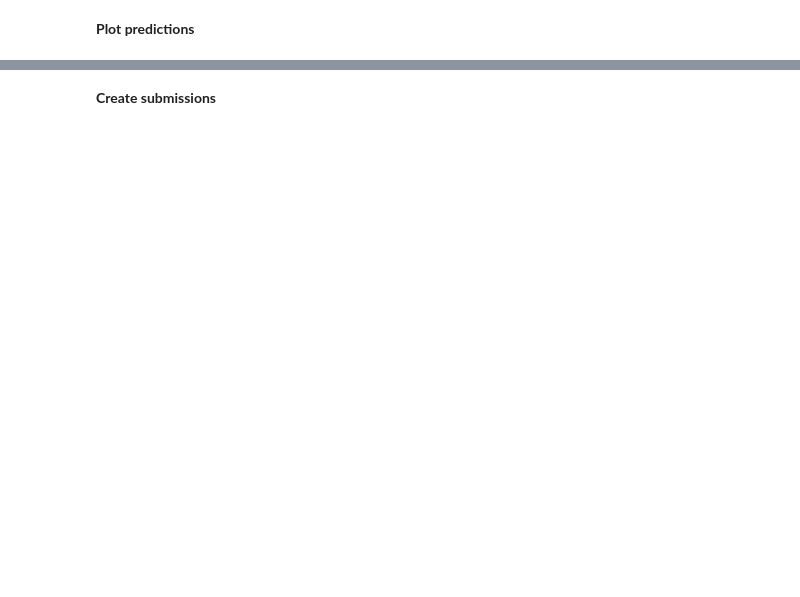
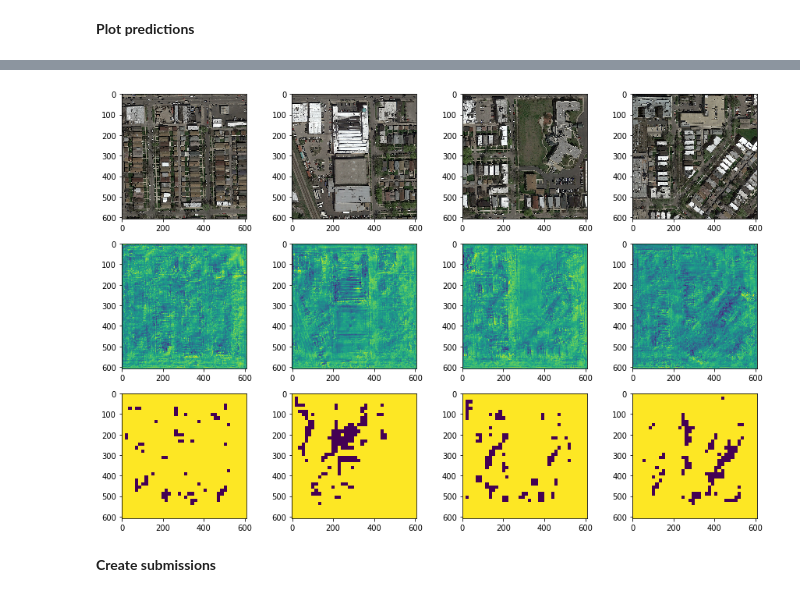
Before and after one commit to leobouraux/-CS433-Machine-Learning-projects, a Jupyter notebook: project2/LEO/Dossier final/run_unet.ipynb, the cells around one changed output, grey strips where cells are left out. Cells and saved outputs as stored; diff of their text form; code cells hidden in the pictures; blank space fills up the shorter version.

```diff
--- a/project2/LEO/Dossier final/run_unet.ipynb
+++ b/project2/LEO/Dossier final/run_unet.ipynb
@@ -248,19 +251,19 @@ plt.show()
 # %%
-patched_imgs, vs = patched_imgs_and_vs(means)
-
 fig=plt.figure(figsize=(15, 10))
-f = 6
+index_img = 0
 columns = 4
 rows = 3
-img_to_plot0 = means[f:f+4]
-img_to_plot1 =np.append(img_to_plot0, patched_imgs[f:f+4], axis=0)
+img_to_plot0 = means[index_img:index_img+4]
+img_to_plot1 =np.append(img_to_plot0, patched_imgs[index_img:index_img+4], axis=0)
 for i in range(1, columns*rows +1):
     if(i<=4):
-        img = original_data[f+i-1]
+        img = original_data[index_img+i-1]
     else:
         img = img_to_plot1[i-5]
     fig.add_subplot(rows, columns, i)
     plt.imshow(img)
 plt.show()
+# %% [output]
+[figure, added]
 # %% [markdown]
 **Create submissions**
```
Also changed, not shown: parts of 30 cells of this notebook, 5 other files.
